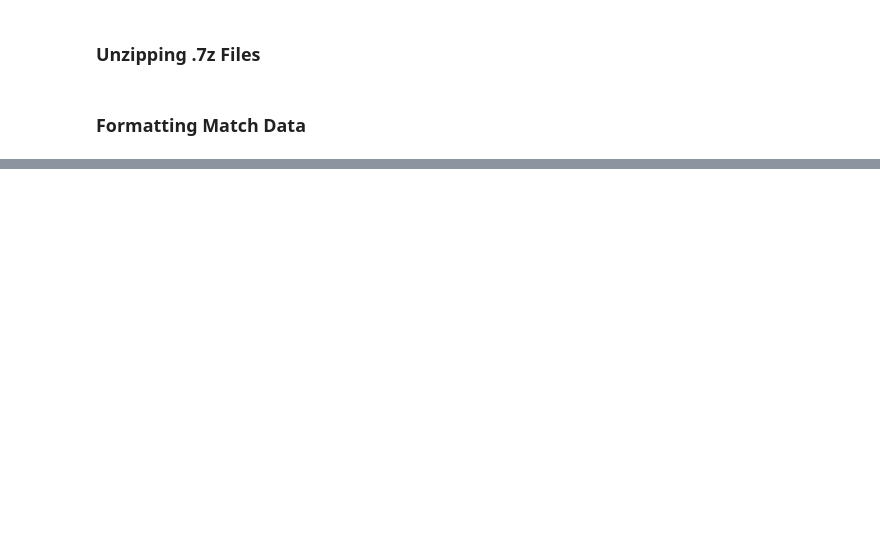
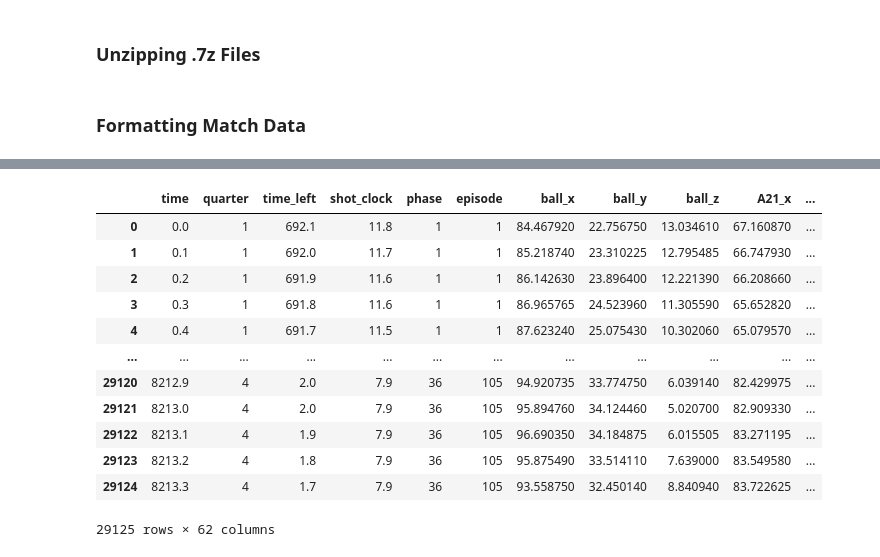
Before and after one commit to pientist/sports-processor, a Jupyter notebook: main_nba.ipynb, the cells around one changed output, grey strips where cells are left out. Drawn from its saved outputs; the diff is of its cells as text; code cells hidden in the pictures; blank space fills up the shorter version.

```diff
--- a/main_nba.ipynb
+++ b/main_nba.ipynb
@@ -48,0 +70,17 @@ Metadata saved in data/nba_traces/21500296.json.
+# %%
+processor.downsample_to_10fps()
+processor.traces
+# %% [output]
+|  | time | quarter | time_left | shot_clock | phase | episode | ball_x | ball_y | ball_z | A21_x | ... |
+| 0 | 0.0 | 1 | 692.1 | 11.8 | 1 | 1 | 84.467920 | 22.756750 | 13.034610 | 67.160870 | ... |
+| 1 | 0.1 | 1 | 692.0 | 11.7 | 1 | 1 | 85.218740 | 23.310225 | 12.795485 | 66.747930 | ... |
+| 2 | 0.2 | 1 | 691.9 | 11.6 | 1 | 1 | 86.142630 | 23.896400 | 12.221390 | 66.208660 | ... |
+| 3 | 0.3 | 1 | 691.8 | 11.6 | 1 | 1 | 86.965765 | 24.523960 | 11.305590 | 65.652820 | ... |
+| 4 | 0.4 | 1 | 691.7 | 11.5 | 1 | 1 | 87.623240 | 25.075430 | 10.302060 | 65.079570 | ... |
+| ... | ... | ... | ... | ... | ... | ... | ... | ... | ... | ... | ... |
+| 29120 | 8212.9 | 4 | 2.0 | 7.9 | 36 | 105 | 94.920735 | 33.774750 | 6.039140 | 82.429975 | ... |
+| 29121 | 8213.0 | 4 | 2.0 | 7.9 | 36 | 105 | 95.894760 | 34.124460 | 5.020700 | 82.909330 | ... |
+| 29122 | 8213.1 | 4 | 1.9 | 7.9 | 36 | 105 | 96.690350 | 34.184875 | 6.015505 | 83.271195 | ... |
+| 29123 | 8213.2 | 4 | 1.8 | 7.9 | 36 | 105 | 95.875490 | 33.514110 | 7.639000 | 83.549580 | ... |
+| 29124 | 8213.3 | 4 | 1.7 | 7.9 | 36 | 105 | 93.558750 | 32.450140 | 8.840940 | 83.722625 | ... |
+29125 rows × 62 columns
```
Also changed, not shown: parts of 4 cells of this notebook, 2 other files.
